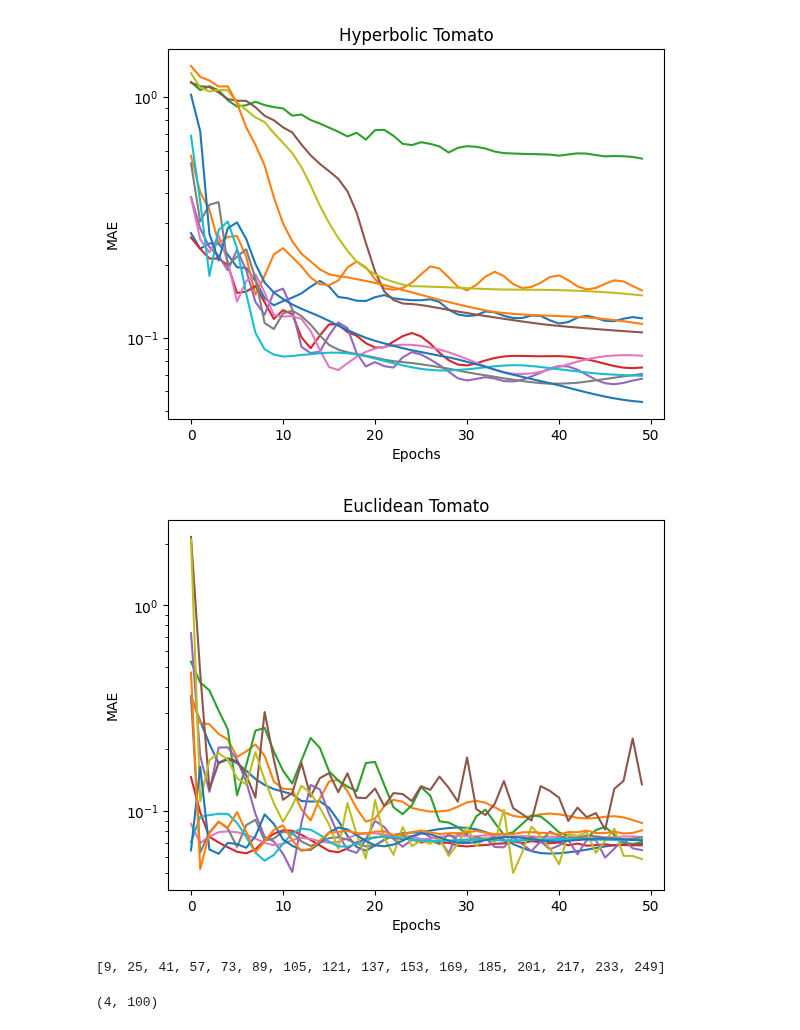
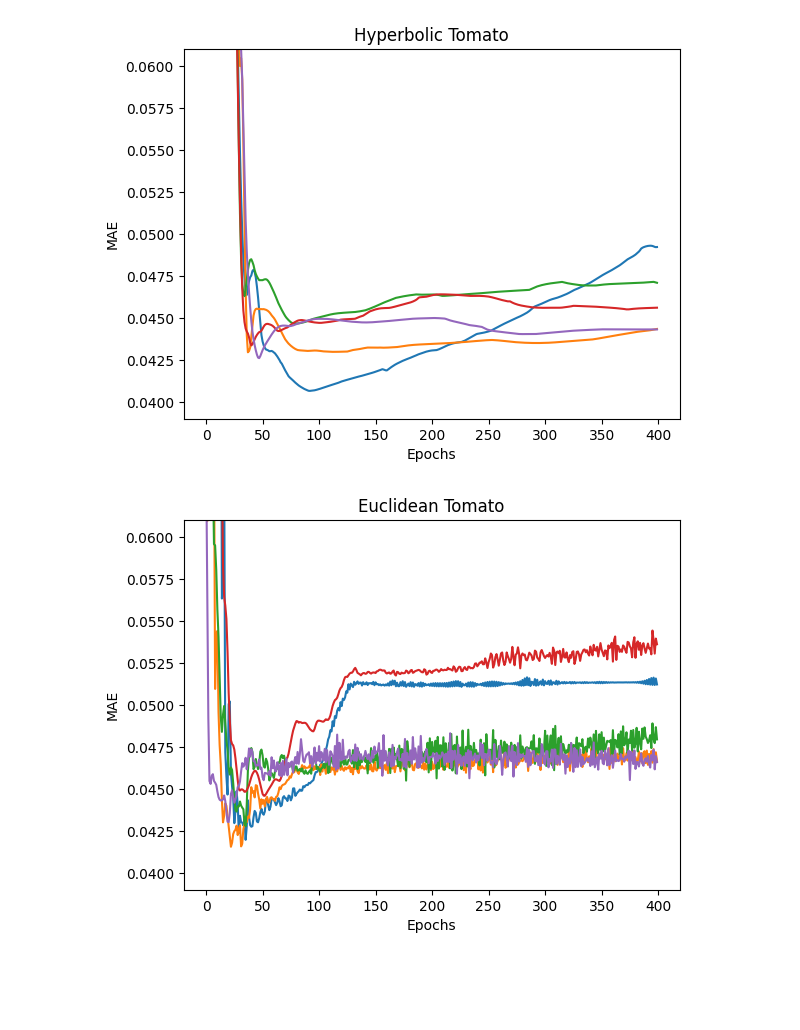
Before and after one commit to Rory-Dam/master_thesis, a Jupyter notebook: tomato/plot_results.ipynb, the cells around one changed output. Drawn from its saved outputs; the diff is of its cells as text; code cells hidden in the pictures; blank space fills up the shorter version.

```diff
--- a/tomato/plot_results.ipynb
+++ b/tomato/plot_results.ipynb
@@ -35,7 +35,7 @@ def parse_results(file_name):
     grid_search_results = [(params, np.array(values)) for params, values in grid_search_results]
     return grid_search_results
 # %%
-both_res = parse_results('grid_search_results/both_initial_50.txt')
+both_res = parse_results('grid_search_results/both_detail_100.txt')
 hyp_res = both_res[:len(both_res)//2]
 euc_res = both_res[len(both_res)//2:]
 # %%
@@ -157,44 +184,38 @@ print(euc_values.mean(axis=1).min(axis=1))
 #     print(i)
 #     print(hyp_values.mean(axis=1)[i].min(), hyp_values.mean(axis=1)[i].argmin())
 #     print(euc_values.mean(axis=1)[i].min(), euc_values.mean(axis=1)[i].argmin())
 
 #     if hyp_values.mean(axis=1)[i].min() < hyp_min[1]:
 #         hyp_min = (i, hyp_values.mean(axis=1)[i].min(), hyp_values.mean(axis=1)[i].argmin())
 #     if euc_values.mean(axis=1)[i].min() < euc_min[1]:
 #         euc_min = (i, euc_values.mean(axis=1)[i].min(), euc_values.mean(axis=1)[i].argmin())
 
 
 
-for run in hyp_values.mean(axis=1):
+for run in hyp_values.mean(axis=1)[[23, 32, 41, 40, 31]]:
     plt.plot(run)
     # plt.plot(run[20:])
 
 plt.title('Hyperbolic Tomato')
 plt.ylabel('MAE')
 plt.xlabel('Epochs')
 
-plt.yscale('log')
+plt.ylim(0.039,0.061)
+# plt.yscale('log')
 plt.show()
 
 
-for run in euc_values.mean(axis=1):
+for run in euc_values.mean(axis=1)[[25, 14, 4, 1, 12]]:
     plt.plot(run)
     # plt.plot(run[20:])
 
 plt.title('Euclidean Tomato')
 plt.ylabel('MAE')
 plt.xlabel('Epochs')
 
-plt.yscale('log')
+plt.ylim(0.039,0.061)
+# plt.yscale('log')
 plt.show()
 # %% [output]
-[figure, old version]
+[figure, new version]
-[figure, old version]
+[figure, new version]
-# %%
-list(range(256))[9::16]
-# %% [output]
-[9, 25, 41, 57, 73, 89, 105, 121, 137, 153, 169, 185, 201, 217, 233, 249]
-# %%
-hyp_values[9::16].mean(axis=1).shape
-# %% [output]
-(4, 100)
```
Also changed, not shown: parts of 7 cells of this notebook, 13 other files.
